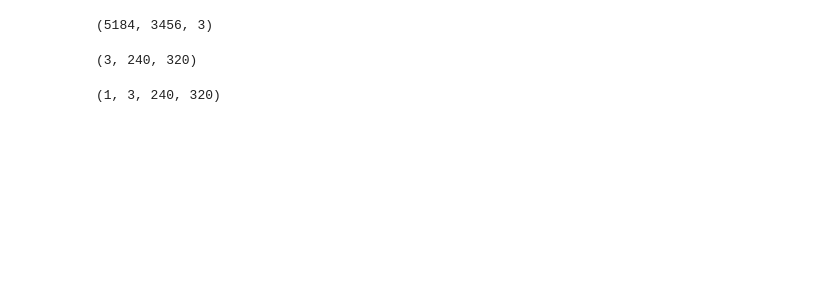
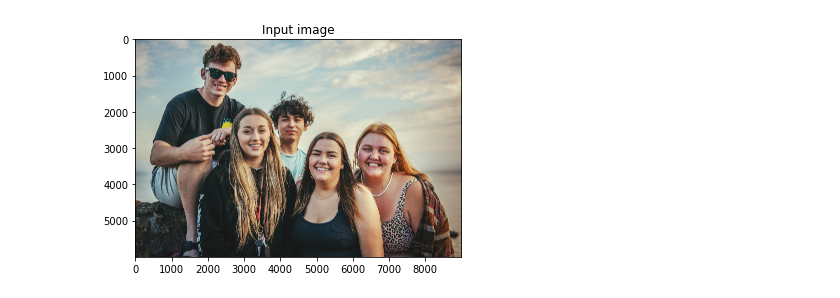
Before and after one commit to abhilb/mukham, a Jupyter notebook: scripts/YUNet.ipynb, the cells around one changed output. Cells and saved outputs as stored; diff of their text form; code cells hidden in the pictures; blank space fills up the shorter version.

```diff
--- a/scripts/YUNet.ipynb
+++ b/scripts/YUNet.ipynb
@@ -33,6 +47,9 @@ with transform.PassContext(opt_level=3):
 # %%
-img = imageio.imread(Path.cwd().parent / 'assets' / 'pexels-yaroslav-chaadaev-9303791.jpg')
-img.shape
+assets_dir = Path.cwd().parent / "assets"
+original_image = imageio.imread(assets_dir / "multiple_faces_image.jpg")
+plt.imshow(original_image)
+plt.title("Input image")
+plt.show()
 # %% [output]
-(5184, 3456, 3)
+[figure, added]
 # %%
@@ -41,5 +59,0 @@ img = np.asarray(pil_image.resize((320, 240), Image.BILINEAR))
-# %%
-img = np.transpose(img, (2, 0, 1))
-img.shape
-# %% [output]
-(3, 240, 320)
@@ -49,5 +59,0 @@ img = img.astype(np.float32)
-# %%
-image_data = img[np.newaxis]
-image_data.shape
-# %% [output]
-(1, 3, 240, 320)
```
Also changed, not shown: parts of 10 cells of this notebook, 5 other files.
